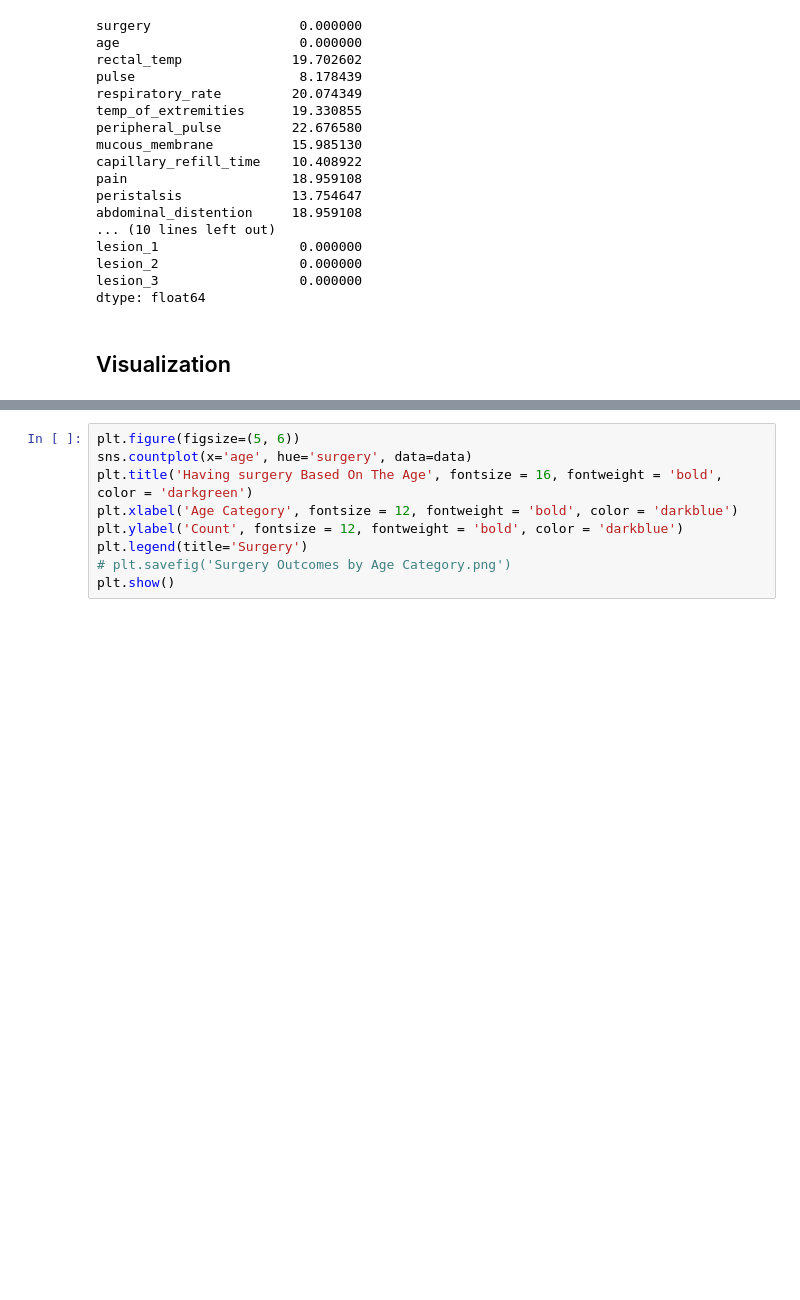
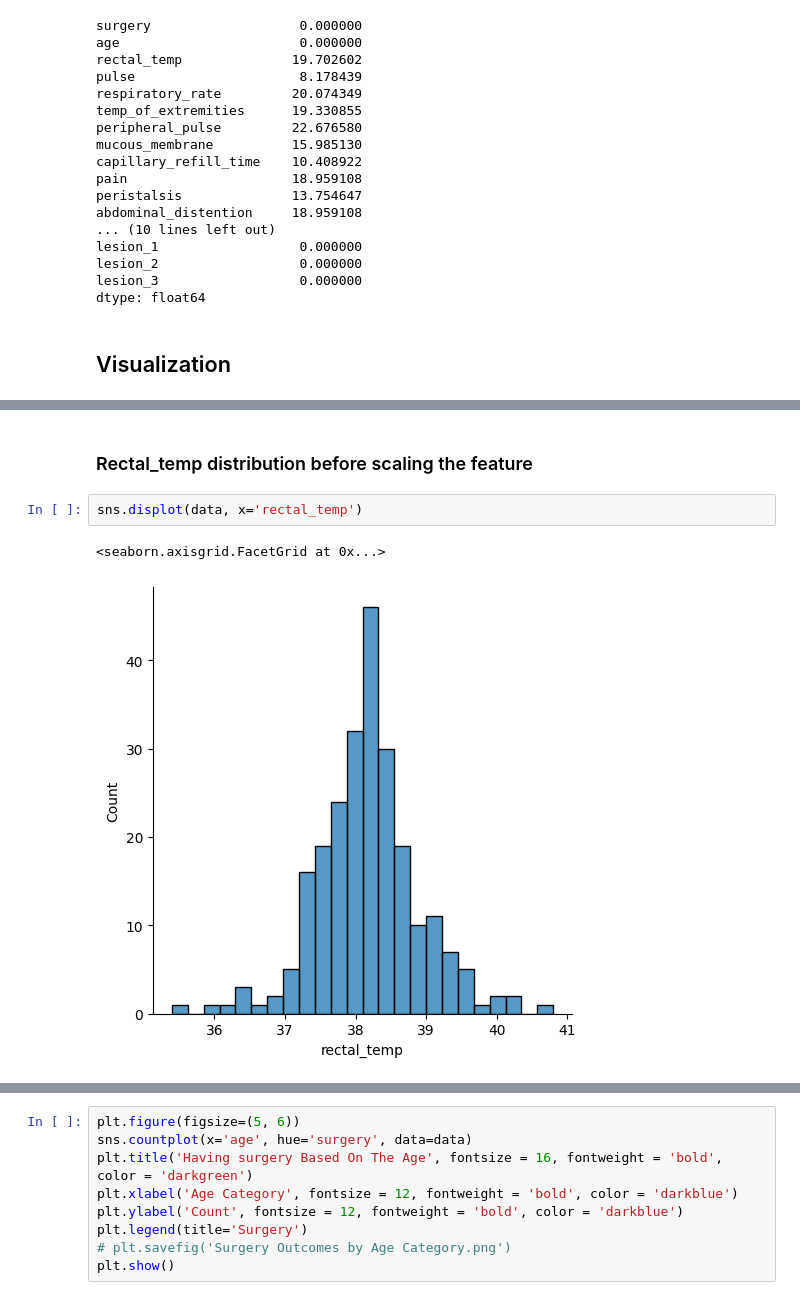
Before and after one commit to MehranZdi/horse_survival, a Jupyter notebook: horse_survival.ipynb, the cells around one changed output, grey strips where cells are left out. Cells and saved outputs as stored; diff of their text form; blank space fills up the shorter version.

Commit message:
add a distribution plot of one feature.

```diff
--- a/horse_survival.ipynb
+++ b/horse_survival.ipynb
@@ -130,0 +171,7 @@ dtype: float64
+# %% [markdown]
+### Rectal_temp distribution before scaling the feature
+# %%
+sns.displot(data, x='rectal_temp')
+# %% [output]
+<seaborn.axisgrid.FacetGrid at 0x...>
+[figure, added]
```
Also changed, not shown: parts of 5 cells of this notebook.
